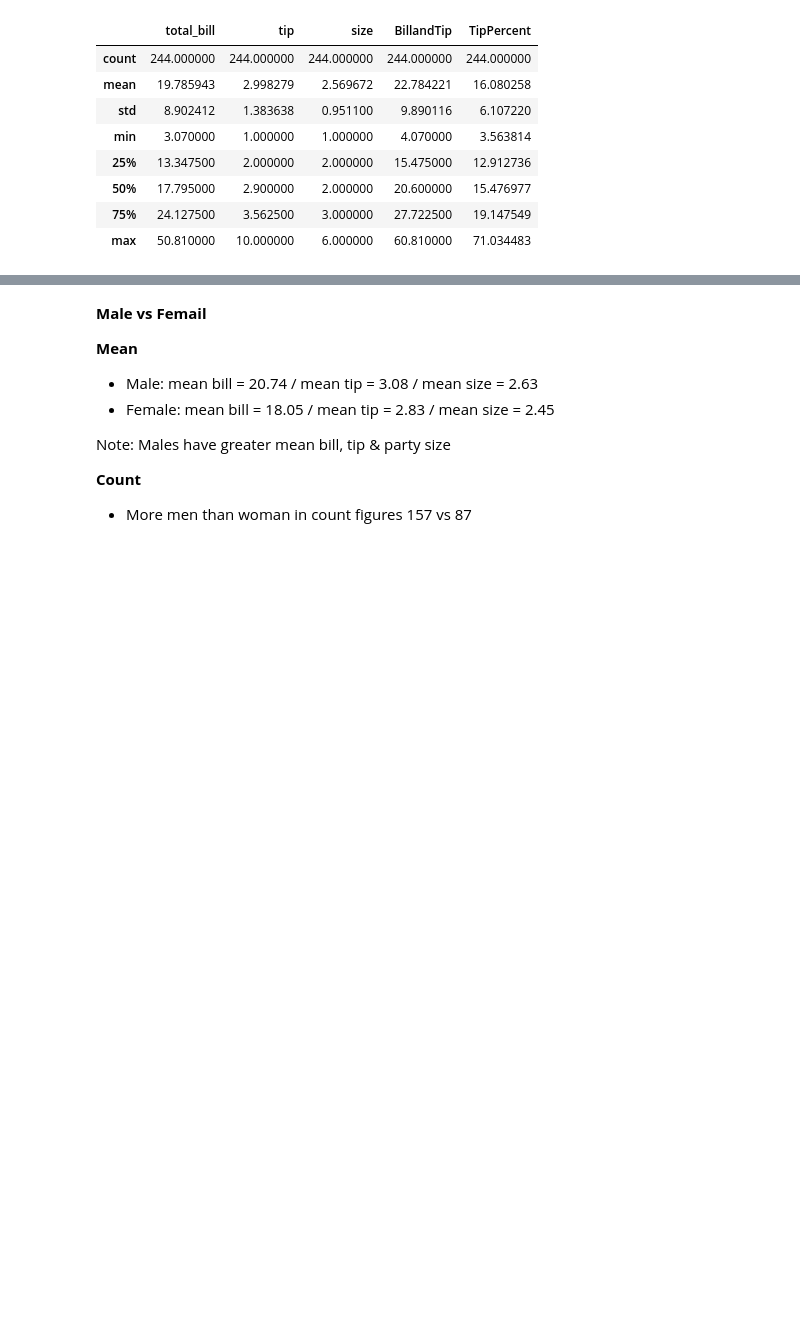
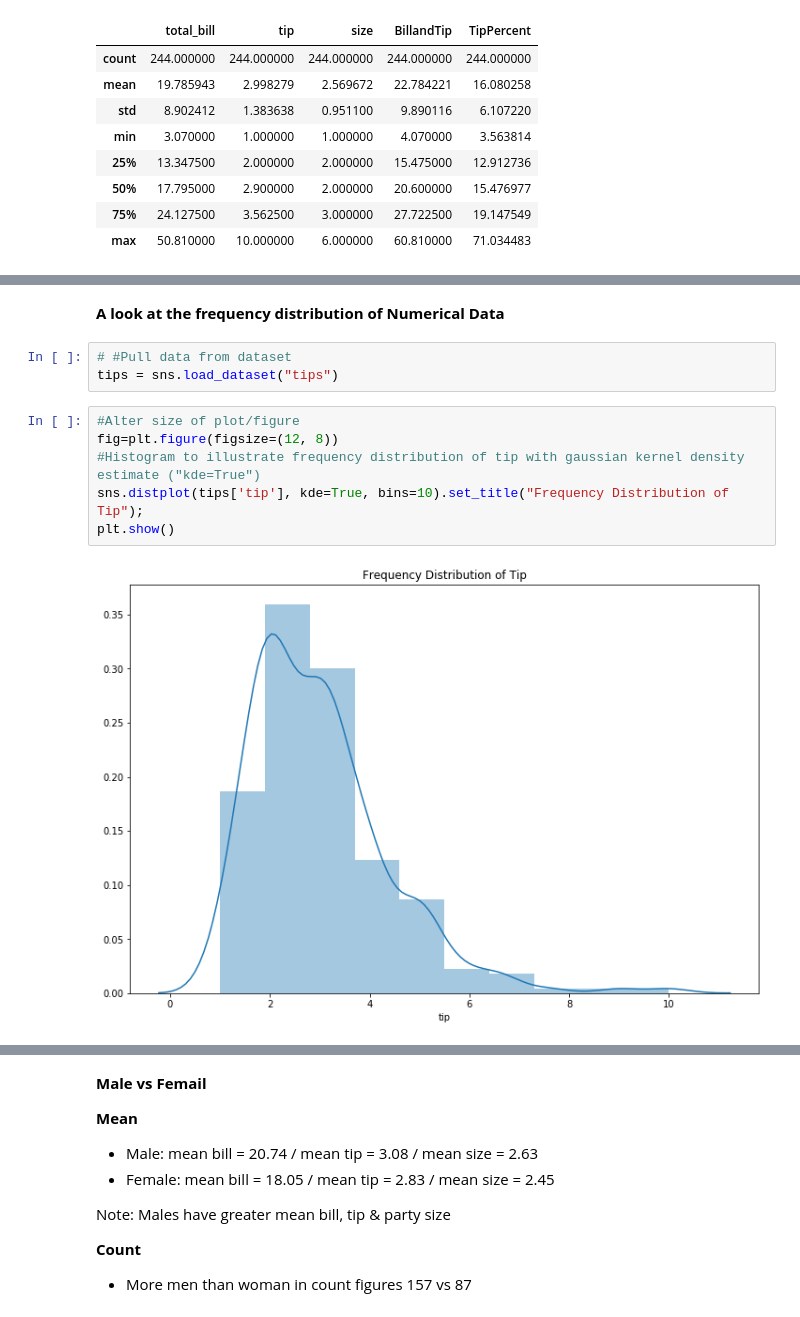
Before and after one commit to edelcorcoran/FDA-Project, a Jupyter notebook: Tips.ipynb, the cells around one changed output, grey strips where cells are left out. Drawn from its saved outputs; the diff is of its cells as text; blank space fills up the shorter version.

Commit message:
Frequency Distributions of Numerical Data & More Analysis

```diff
--- a/Tips.ipynb
+++ b/Tips.ipynb
@@ -318,0 +323,13 @@ df[['total_bill','tip']]
+# %% [markdown]
+**A look at the frequency distribution of Numerical Data**
+# %%
+# #Pull data from dataset
+tips = sns.load_dataset("tips")
+# %%
+#Alter size of plot/figure
+fig=plt.figure(figsize=(12, 8))
+#Histogram to illustrate frequency distribution of tip with gaussian kernel density estimate ("kde=True")
+sns.distplot(tips['tip'], kde=True, bins=10).set_title("Frequency Distribution of Tip");
+plt.show()
+# %% [output]
+[figure, added]
```
Also changed, not shown: parts of 32 cells of this notebook.
